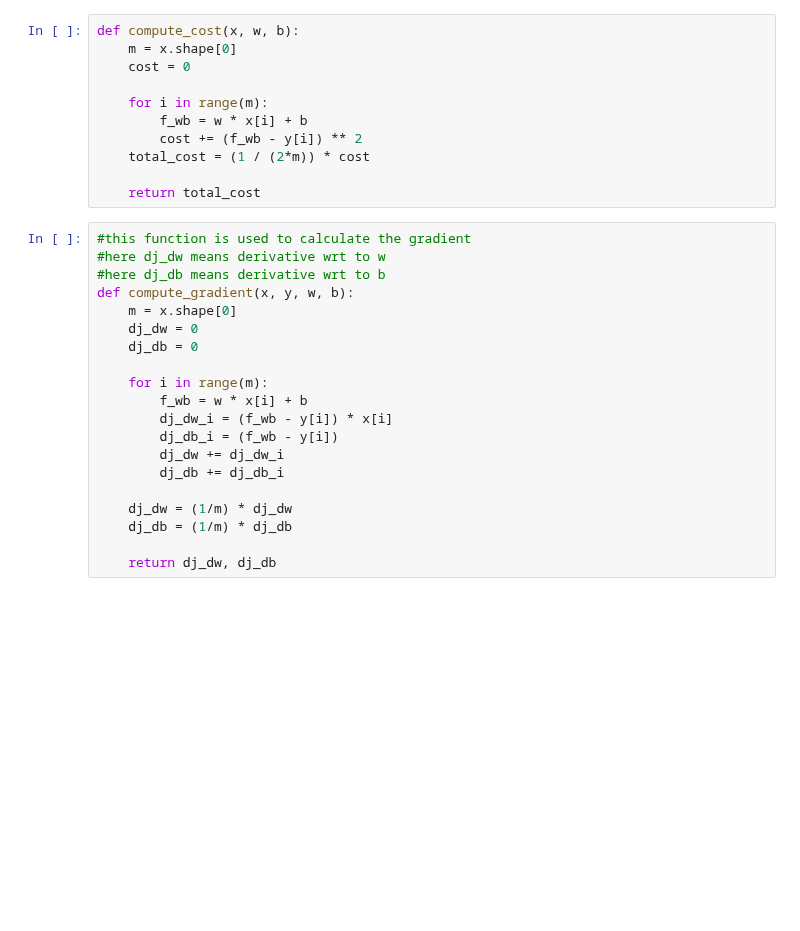
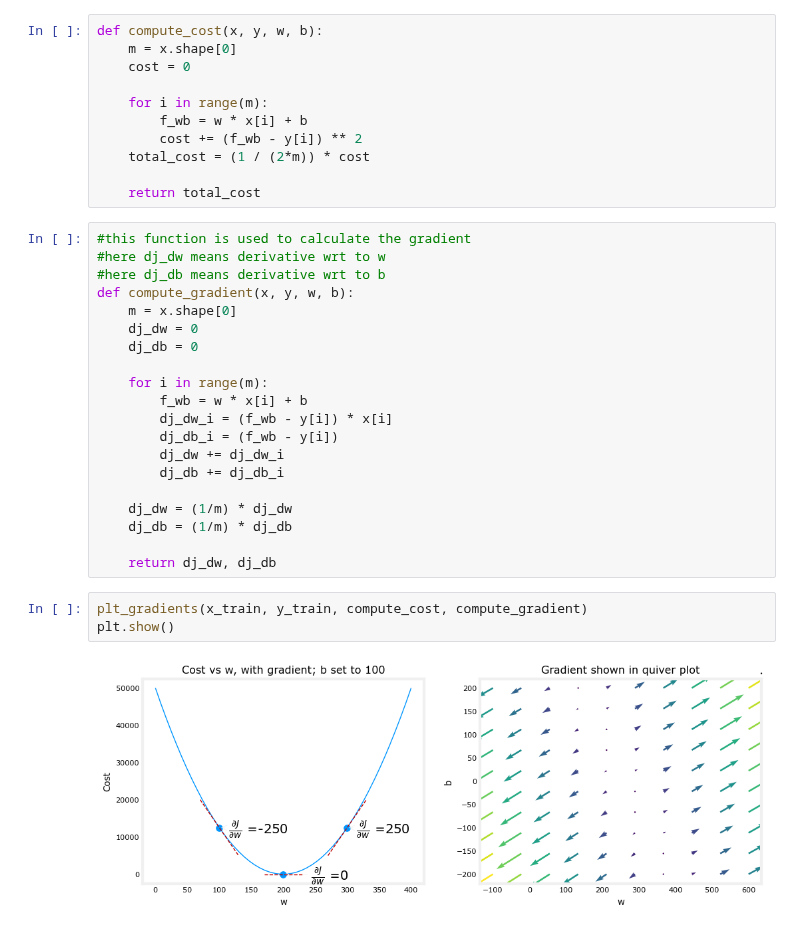
Before and after one commit to amansingh202/python_learning, a Jupyter notebook: ML_week1_lab05.ipynb, the cells around one changed output. Drawn from its saved outputs; the diff is of its cells as text; blank space fills up the shorter version.

Commit message:
calculating the gradient descent

```diff
--- a/ML_week1_lab05.ipynb
+++ b/ML_week1_lab05.ipynb
@@ -10,7 +10,7 @@ from lab_utils_uni import plt_house_x, plt_contour_wgrad, plt_divergence, plt_gr
 x_train = np.array([1, 2])
 y_train = np.array([300, 500])
 # %%
-def compute_cost(x, w, b):
+def compute_cost(x, y, w, b):
     m = x.shape[0]
     cost = 0
 
@@ -40,3 +40,8 @@ def compute_gradient(x, y, w, b):
     dj_db = (1/m) * dj_db
 
     return dj_dw, dj_db
+# %%
+plt_gradients(x_train, y_train, compute_cost, compute_gradient)
+plt.show()
+# %% [output]
+[figure, added]
```
Also changed, not shown: parts of 1 cell of this notebook.
